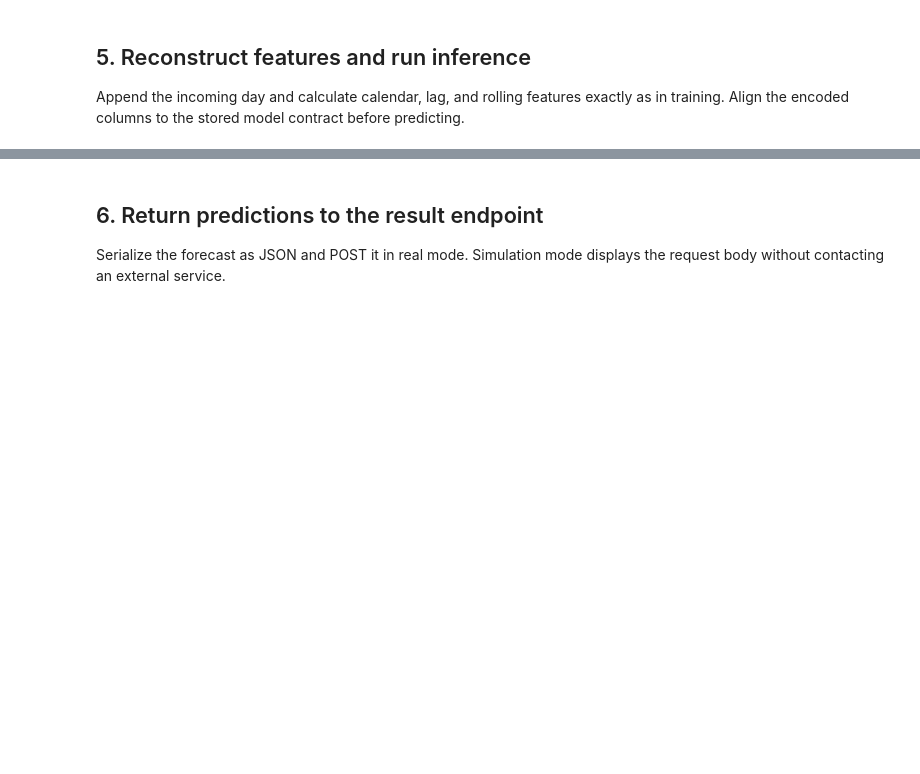
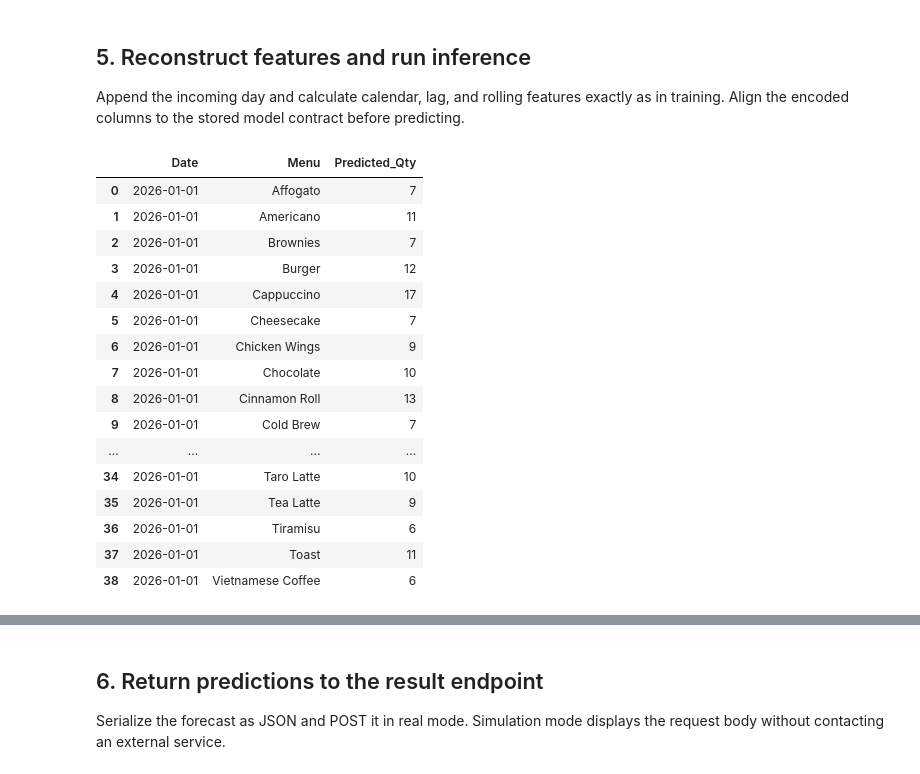
Before and after one commit to majalcmaj/ml-example-deployment, a Jupyter notebook: src/inference/daily_product_demand_inference.ipynb, the cells around one changed output, grey strips where cells are left out. Cells and saved outputs as stored; diff of their text form; code cells hidden in the pictures; blank space fills up the shorter version.

```diff
--- a/src/inference/daily_product_demand_inference.ipynb
+++ b/src/inference/daily_product_demand_inference.ipynb
@@ -29,14 +29,16 @@ from xgboost import XGBRegressor
 
 
 from config import CONFIG
-from correlation_id import generate_correlation_id
+from context import init_context
 from http_session import create_http_session
+import logger
 
-correlation_id = generate_correlation_id()
+init_context()
+log = logger.get_logger(__name__)
 
-http = create_http_session(correlation_id)
+http = create_http_session()
 display(CONFIG)
 
-print("Simulation mode:", CONFIG.simulation_mode)
-print("Requested history days:", CONFIG.history_days)
+log.info("Simulation mode: %s", CONFIG.simulation_mode)
+log.info("Requested history days: %s", CONFIG.history_days)
 # %% [output]
@@ -165,7 +171,7 @@ if CONFIG.simulation_mode:
 
     source_payload = {"records": recent_sales.to_dict(orient="records")}
 
-    print(f"Simulated GET returned {len(source_payload['records']):,} JSON records.")
+    log.info("Simulated GET returned %d JSON records.", len(source_payload['records']))
 
 else:
 
@@ -183,4 +189,4 @@ else:
 
     source_payload = response.json()
 
-    print("Recent-sales GET status:", response.status_code)
+    log.info("Recent-sales GET status: %s", response.status_code)
@@ -340,31 +366,49 @@ future_rows = pd.DataFrame({
 history_and_future = pd.concat([daily_sales, future_rows], ignore_index=True)
 
 future_features = create_time_features(history_and_future)
 
 future_features = future_features.loc[future_features[DATE_COLUMN] == forecast_date].copy()
 
 
 
 feature_columns = artifacts["raw_feature_columns"]
 
 X_future = pd.get_dummies(future_features[feature_columns], columns=[CATEGORY_COLUMN], dtype=int)
 
 X_future = X_future.reindex(columns=MODEL_COLUMNS, fill_value=0)
 
 if X_future.isna().any().any():
 
     raise ValueError("Recent sales did not provide enough history to calculate every model feature.")
 
 
 
 predicted_quantities = np.rint(np.clip(model.predict(X_future), 0, None)).astype(int)
 
 forecast = future_features[[DATE_COLUMN, CATEGORY_COLUMN]].copy()
 
 forecast["Predicted_Qty"] = predicted_quantities
 
 forecast = forecast.sort_values(CATEGORY_COLUMN).reset_index(drop=True)
 
 display(forecast)
 
-print("Forecast total units:", forecast["Predicted_Qty"].sum())
+log.info("Forecast total units: %d", forecast["Predicted_Qty"].sum())
+# %% [output]
+|  | Date | Menu | Predicted_Qty |
+| 0 | 2026-01-01 | Affogato | 7 |
+| 1 | 2026-01-01 | Americano | 11 |
+| 2 | 2026-01-01 | Brownies | 7 |
+| 3 | 2026-01-01 | Burger | 12 |
+| 4 | 2026-01-01 | Cappuccino | 17 |
+| 5 | 2026-01-01 | Cheesecake | 7 |
+| 6 | 2026-01-01 | Chicken Wings | 9 |
+| 7 | 2026-01-01 | Chocolate | 10 |
+| 8 | 2026-01-01 | Cinnamon Roll | 13 |
+| 9 | 2026-01-01 | Cold Brew | 7 |
+| ... | ... | ... | ... |
+| 34 | 2026-01-01 | Taro Latte | 10 |
+| 35 | 2026-01-01 | Tea Latte | 9 |
+| 36 | 2026-01-01 | Tiramisu | 6 |
+| 37 | 2026-01-01 | Toast | 11 |
+| 38 | 2026-01-01 | Vietnamese Coffee | 6 |
```
Also changed, not shown: parts of 6 cells of this notebook, 5 other files.
